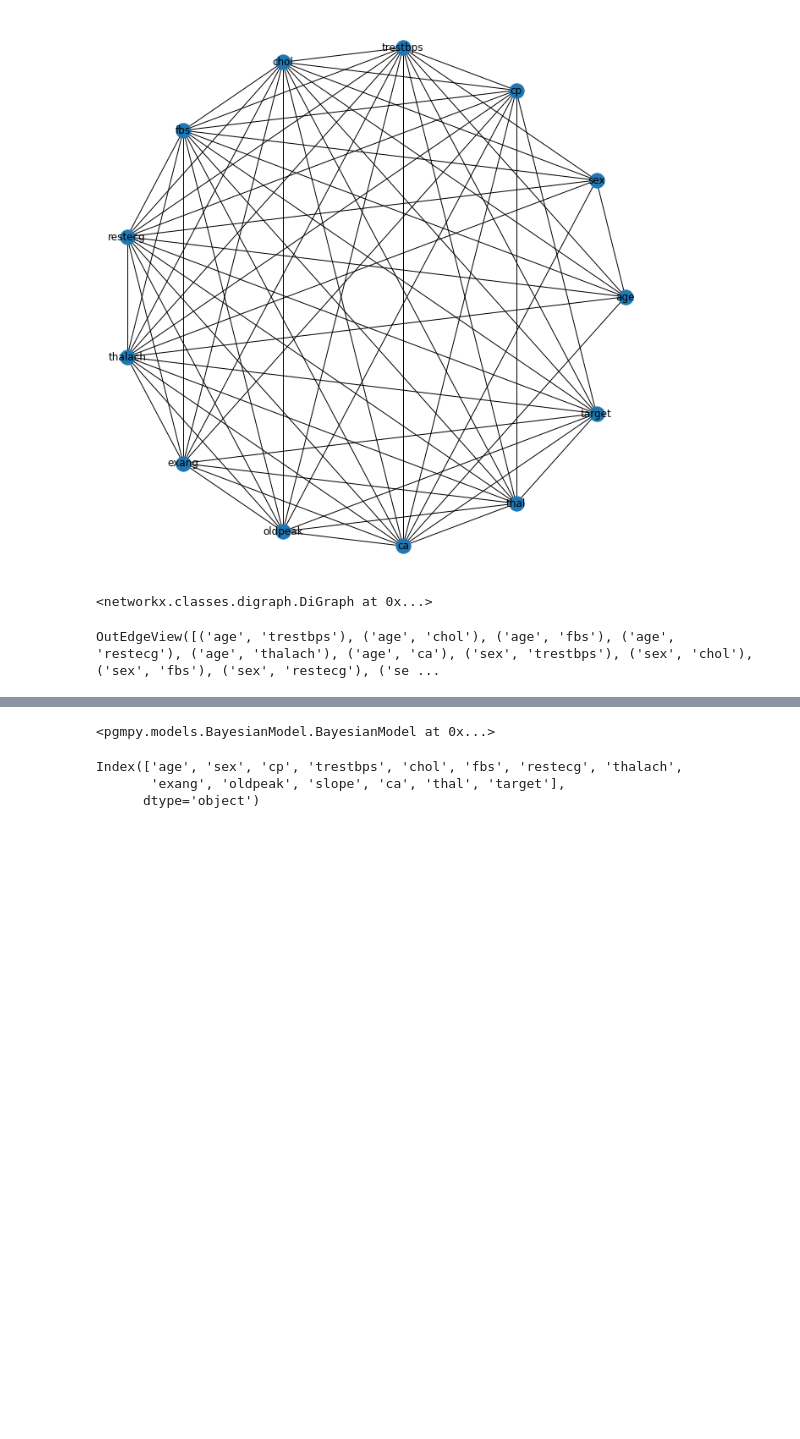
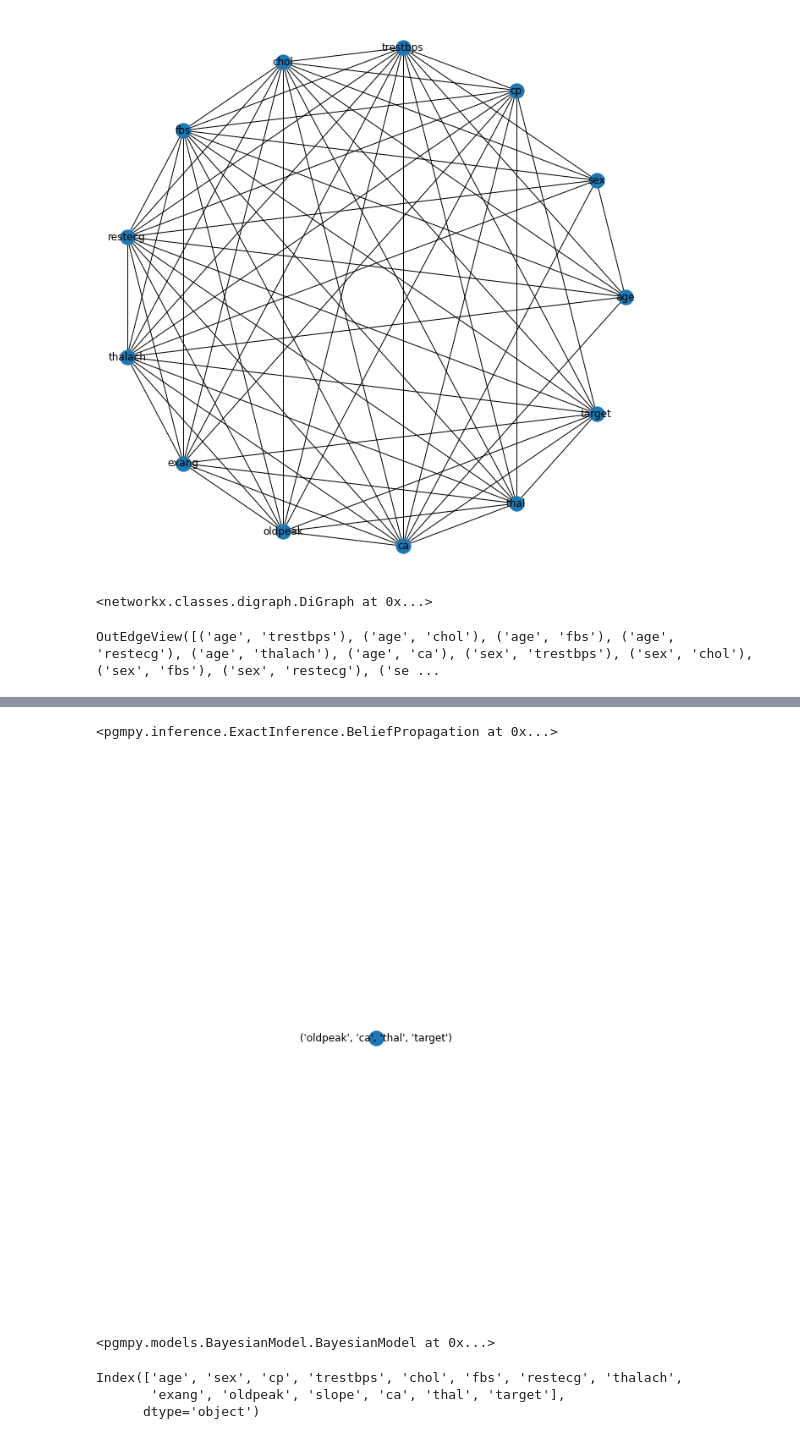
Before and after one commit to NikhilPr95/JTAForHeartAttack, a Jupyter notebook: JTA.ipynb, the cells around one changed output, grey strips where cells are left out. Cells and saved outputs as stored; diff of their text form; code cells hidden in the pictures; blank space fills up the shorter version.

Commit message:
beliefprogagation

```diff
--- a/JTA.ipynb
+++ b/JTA.ipynb
@@ -121,0 +138,2 @@ OutEdgeView([('age', 'trestbps'), ('age', 'chol'), ('age', 'fbs'), ('age', 'rest
+# %%
+data_small = data[['oldpeak', 'ca', 'thal', 'target']]
@@ -121,0 +156,2 @@ OutEdgeView([('age', 'trestbps'), ('age', 'chol'), ('age', 'fbs'), ('age', 'rest
+# %%
+dsmall_sample = data_small.sample(frac=0.03)
@@ -121,0 +171,2 @@ OutEdgeView([('age', 'trestbps'), ('age', 'chol'), ('age', 'fbs'), ('age', 'rest
+# %%
+bns_model.fit(dsmall_sample)
@@ -121,0 +175,2 @@ OutEdgeView([('age', 'trestbps'), ('age', 'chol'), ('age', 'fbs'), ('age', 'rest
+# %%
+jt_small = BeliefPropagation(bns_model)
@@ -122,3 +179,11 @@ OutEdgeView([('age', 'trestbps'), ('age', 'chol'), ('age', 'fbs'), ('age', 'rest
+# %%
+jt_small
+# %% [output]
+<pgmpy.inference.ExactInference.BeliefPropagation at 0x...>
+# %%
+display(jt_small.junction_tree)
+# %% [output]
+[figure, added]
 # %%
 bn_model = BayesianModel(bn.edges())
 # %%
```
Also changed, not shown: parts of 10 cells of this notebook.
